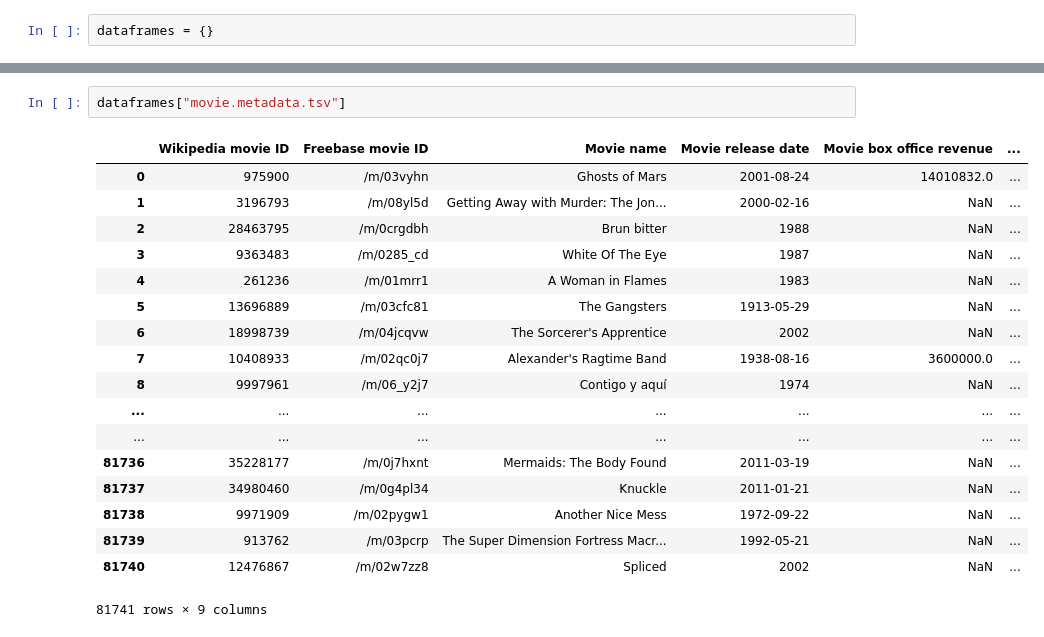
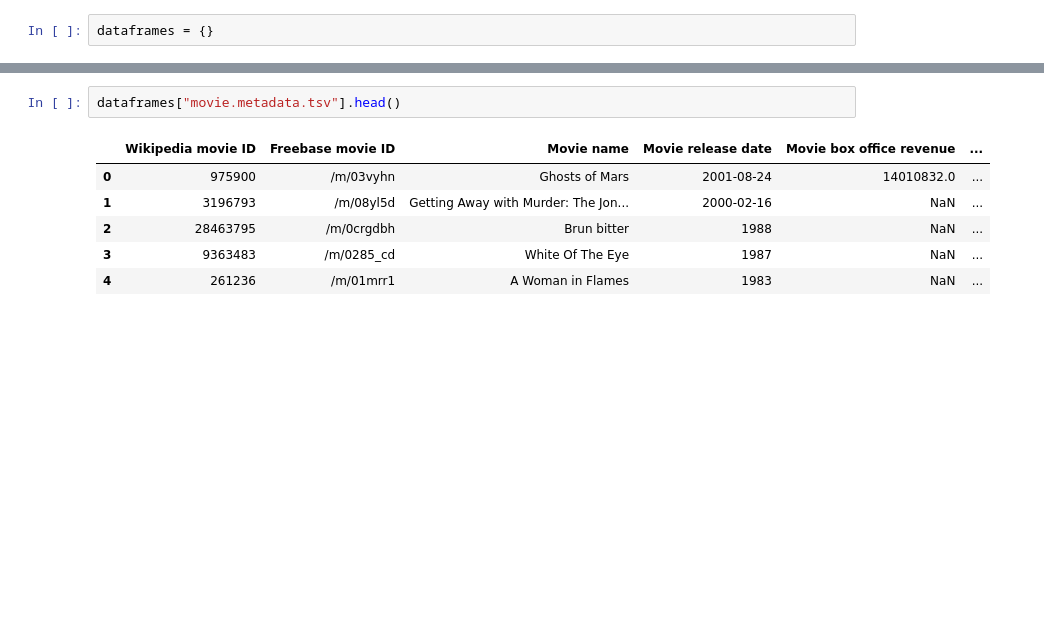
Before and after one commit to epfl-ada/ada-2022-project-northamericans, a Jupyter notebook: CMU Reviews.ipynb, the cells around one changed output, grey strips where cells are left out. Cells and saved outputs as stored; diff of their text form; blank space fills up the shorter version.

```diff
--- a/CMU Reviews.ipynb
+++ b/CMU Reviews.ipynb
@@ -57,22 +53,10 @@ len(dataframes["character.metadata.tsv"]["Actor ethnicity (Freebase ID)"])
 # %%
-dataframes["movie.metadata.tsv"]
+dataframes["movie.metadata.tsv"].head()
 # %% [output]
 |  | Wikipedia movie ID | Freebase movie ID | Movie name | Movie release date | Movie box office revenue | ... |
 | 0 | 975900 | /m/03vyhn | Ghosts of Mars | 2001-08-24 | 14010832.0 | ... |
 | 1 | 3196793 | /m/08yl5d | Getting Away with Murder: The Jon... | 2000-02-16 | NaN | ... |
 | 2 | 28463795 | /m/0crgdbh | Brun bitter | 1988 | NaN | ... |
 | 3 | 9363483 | /m/0285_cd | White Of The Eye | 1987 | NaN | ... |
 | 4 | 261236 | /m/01mrr1 | A Woman in Flames | 1983 | NaN | ... |
-| 5 | 13696889 | /m/03cfc81 | The Gangsters | 1913-05-29 | NaN | ... |
-| 6 | 18998739 | /m/04jcqvw | The Sorcerer's Apprentice | 2002 | NaN | ... |
-| 7 | 10408933 | /m/02qc0j7 | Alexander's Ragtime Band | 1938-08-16 | 3600000.0 | ... |
-| 8 | 9997961 | /m/06_y2j7 | Contigo y aquí | 1974 | NaN | ... |
-| ... | ... | ... | ... | ... | ... | ... |
-| ... | ... | ... | ... | ... | ... | ... |
-| 81736 | 35228177 | /m/0j7hxnt | Mermaids: The Body Found | 2011-03-19 | NaN | ... |
-| 81737 | 34980460 | /m/0g4pl34 | Knuckle | 2011-01-21 | NaN | ... |
-| 81738 | 9971909 | /m/02pygw1 | Another Nice Mess | 1972-09-22 | NaN | ... |
-| 81739 | 913762 | /m/03pcrp | The Super Dimension Fortress Macr... | 1992-05-21 | NaN | ... |
-| 81740 | 12476867 | /m/02w7zz8 | Spliced | 2002 | NaN | ... |
-81741 rows × 9 columns
 # %%
```
Also changed, not shown: parts of 12 cells of this notebook.
